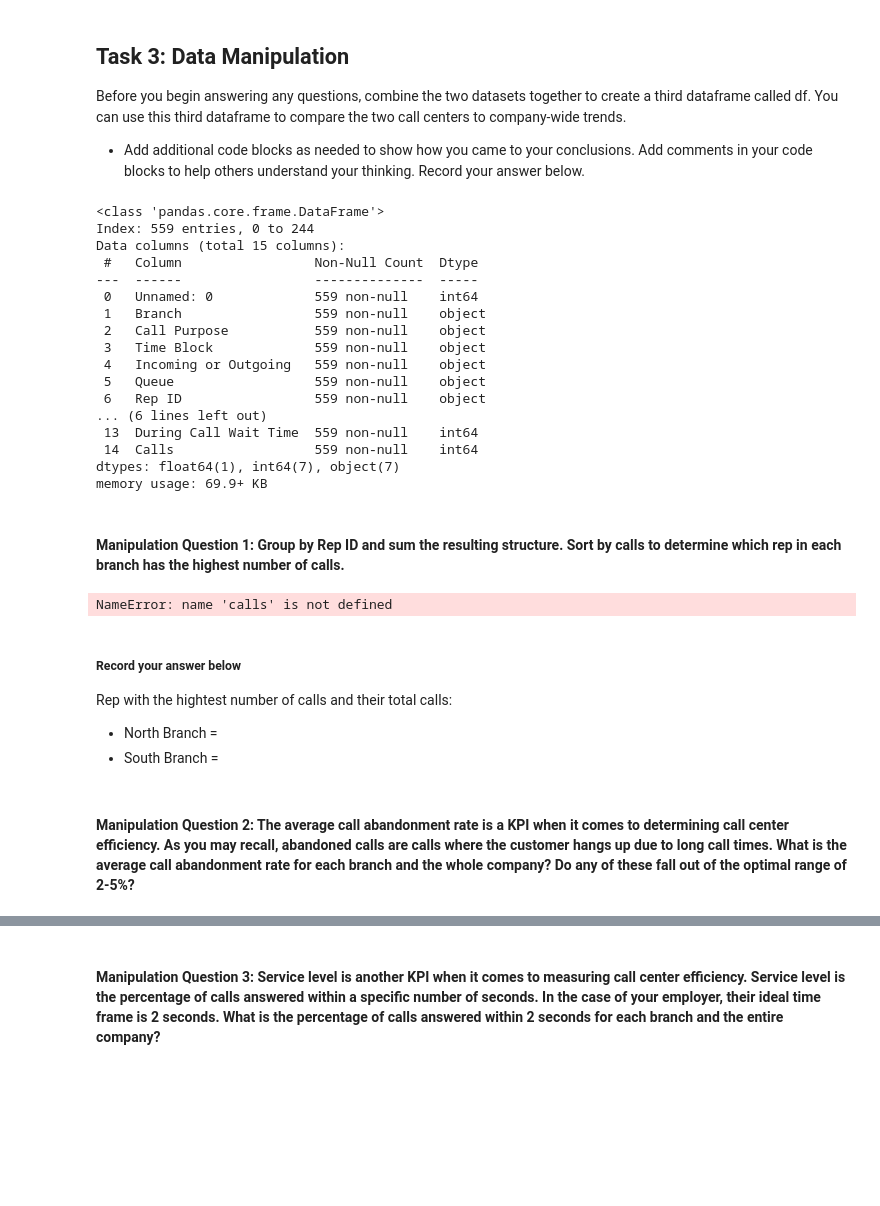
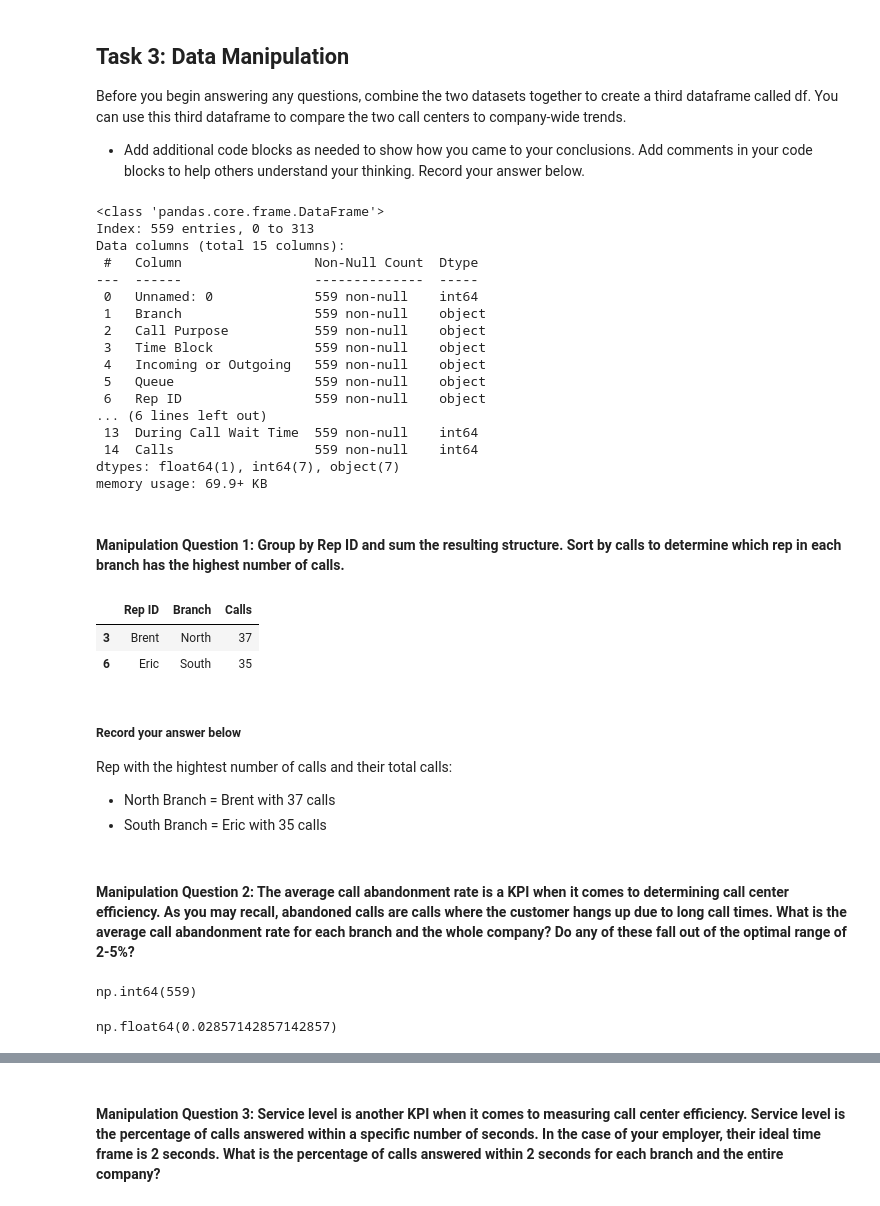
Before and after one commit to c-e-williams/call-center-cleanup-assignment, a Jupyter notebook: Call_Center_Cleanup.ipynb, the cells around one changed output, grey strips where cells are left out. Drawn from its saved outputs; the diff is of its cells as text; code cells hidden in the pictures; blank space fills up the shorter version.

```diff
--- a/Call_Center_Cleanup.ipynb
+++ b/Call_Center_Cleanup.ipynb
@@ -247,11 +242,11 @@ Before you begin answering any questions, combine the two datasets together to c
 * Add additional code blocks as needed to show how you came to your conclusions. Add comments in your code blocks to help others understand your thinking. Record your answer below.
 # %%
 # Create dataframe for the entire company named df
-df=pd.concat([north_df,south_df], axis=0)
+df=pd.concat([cleaned_north_df,cleaned_south_df], axis=0)
 df.info()
 # %% [output]
 <class 'pandas.core.frame.DataFrame'>
-Index: 559 entries, 0 to 244
+Index: 559 entries, 0 to 313
 Data columns (total 15 columns):
  #   Column                 Non-Null Count  Dtype
 ---  ------                 --------------  -----
@@ -271,19 +266,68 @@ memory usage: 69.9+ KB
 #### Manipulation Question 1:  Group by Rep ID and sum the resulting structure. Sort by calls to determine which rep in each branch has the highest number of calls.
 # %%
 # Manipulation Question solution below:
-df.groupby(["Rep ID"])
-[calls].sum()
+# df.info()
+calls_by_rep = df.groupby(["Rep ID", "Branch"])['Calls'].sum().reset_index()
+# calls_by_rep
+sort_calls = calls_by_rep.sort_values(by="Calls", ascending=False)
+# sort_calls
+most_calls_by_branch = sort_calls.loc[sort_calls.groupby("Branch")["Calls"].idxmax()]
+most_calls_by_branch
 # %% [output]
-NameError: name 'calls' is not defined
+|  | Rep ID | Branch | Calls |
+| 3 | Brent | North | 37 |
+| 6 | Eric | South | 35 |
 # %% [markdown]
 ##### Record your answer below
 Rep with the hightest number of calls and their total calls:
-- North Branch =
-- South Branch =
+- North Branch = Brent with 37 calls
+- South Branch = Eric with 35 calls
 # %% [markdown]
 #### Manipulation Question 2:  The average call abandonment rate is a KPI when it comes to determining call center efficiency. As you may recall, abandoned calls are calls where the customer hangs up due to long call times. What is the average call abandonment rate for each branch and the whole company? Do any of these fall out of the optimal range of 2-5%?
 # %%
 # Manipulation Question 2 solution below:
+
+# # Variables for filtering
+value_a = 1
+
+
+# # Filtering the data for both abandoned and incoming:
+abandoned_calls_north = cleaned_north_df[cleaned_north_df["Abandoned"] == value_a]["Calls"].sum()
+abandoned_calls_north
+# # Result: 7 abandoned calls North Branch.
+
+abandoned_calls_south = cleaned_south_df[cleaned_south_df["Abandoned"] == value_a]["Calls"].sum()
+abandoned_calls_south
+# # Result is 4 abandoned calls South Branch.
+
+# Company-wide abandoned calls.
+abandoned_calls =df[df["Abandoned"] == value_a]["Calls"].sum()
+abandoned_calls
+# Result is 11
+
+
+
+# To get total calls by branch and company-wide:
+total_calls = df["Calls"].sum()
+north_total_calls = cleaned_north_df["Calls"].sum()
+south_total_calls = cleaned_south_df["Calls"].sum()
+total_calls
+# Results for total calls  are North = 245, South = 314, and 559 company-wide.
+# %% [output]
+np.int64(559)
+# %%
+# Next step is to calculate the percentage.
+
+
+abandonment_rate_north_branch = abandoned_calls_north / north_total_calls
+abandonment_rate_north_branch
+
+# abandonment_rate_south_branch = abandoned_calls_south/south_total_calls
+# abandonment_rate_south_branch
+# company_abandonment_rate = abandoned_calls/total_calls
+# company_abandonment_rate
+# %% [output]
+np.float64(0.02857142857142857)
 # %% [markdown]
 ##### Record your answer below:
 Average Call Abandonment Rates (round to the nearest hundredth):
```
Also changed, not shown: parts of 26 cells of this notebook.
